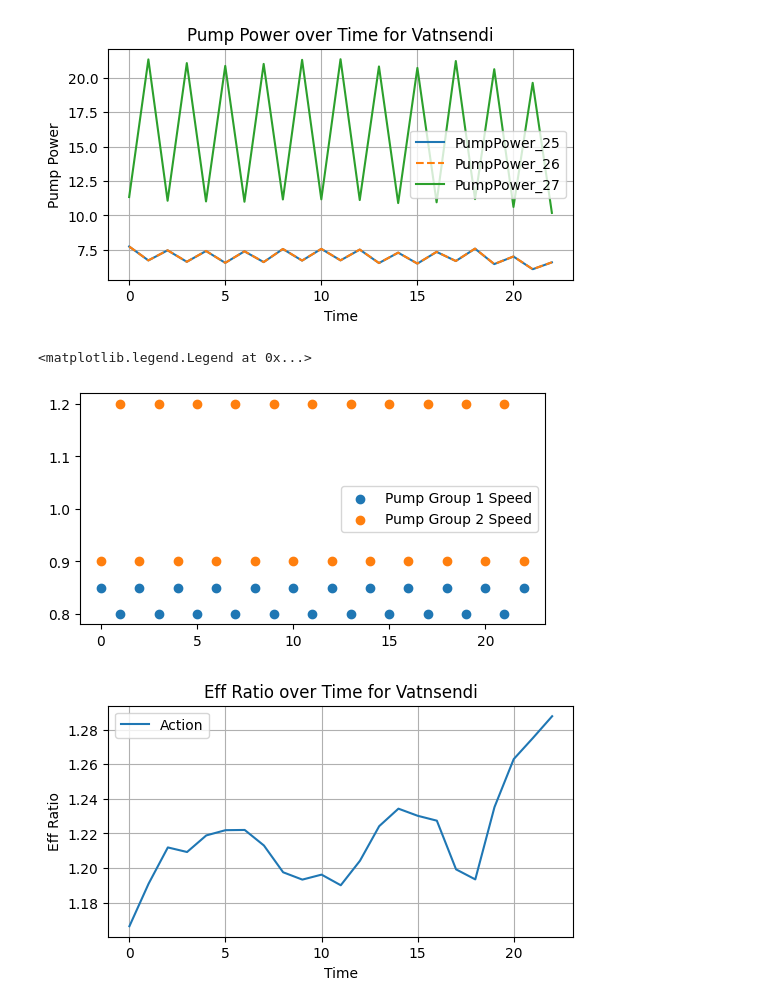
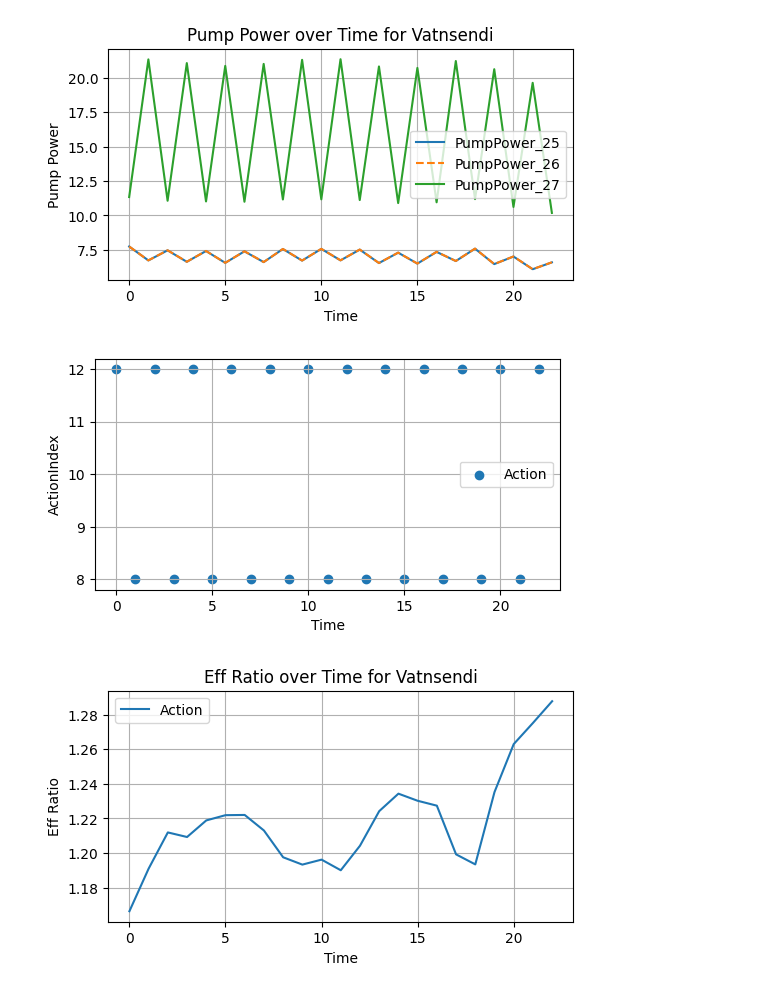
Before and after one commit to frodibrooks/OptimisedHeating, a Jupyter notebook: validation/plot_validation.ipynb, the cells around one changed output. Drawn from its saved outputs; the diff is of its cells as text; code cells hidden in the pictures.

```diff
--- a/validation/plot_validation.ipynb
+++ b/validation/plot_validation.ipynb
@@ -76,29 +76,27 @@ plt.legend()
 plt.show()
 # %% [output]
 [figure]
-# %%
-import numpy as np
-speed_levels = np.round(np.arange(0.8, 1.251, 0.05), 3)
-
-        # Define the action map
-action_map = [
-            (s1, s2)
-            for s1 in speed_levels
-            for s2 in speed_levels
-        ]
-
-
-
-actions = [action_map[idx] for idx in agent_results_df['ActionIndex']]
-pump1_speeds, pump2_speeds = zip(*actions)
-
-plt.figure(figsize=(6, 3))
-plt.scatter(agent_results_df.index, pump1_speeds, label='Pump1 Speed')
-plt.scatter(agent_results_df.index, pump2_speeds, label='Pump2 Speed')
-plt.legend(["Pump Group 1 Speed", "Pump Group 2 Speed"])
-# %% [output]
-<matplotlib.legend.Legend at 0x...>
-[figure, removed]
+# %%
+
+plt.figure(figsize=(6, 3))
+
+# Plot the 'PumpPower_17' data
+plt.scatter(agent_results_df.index, agent_results_df['ActionIndex'], label='Action')
+
+
+# Add labels and title
+plt.xlabel("Time")
+plt.ylabel("ActionIndex")
+# plt.title("Pump Power over Time for Vatnsendi")
+plt.grid(True)
+
+# Display the legend
+plt.legend()
+
+# Show the plot
+plt.show()
+# %% [output]
+[figure, added]
 # %%
 
 plt.figure(figsize=(6, 3))
```
Also changed, not shown: parts of 5 cells of this notebook, 3 other files.
